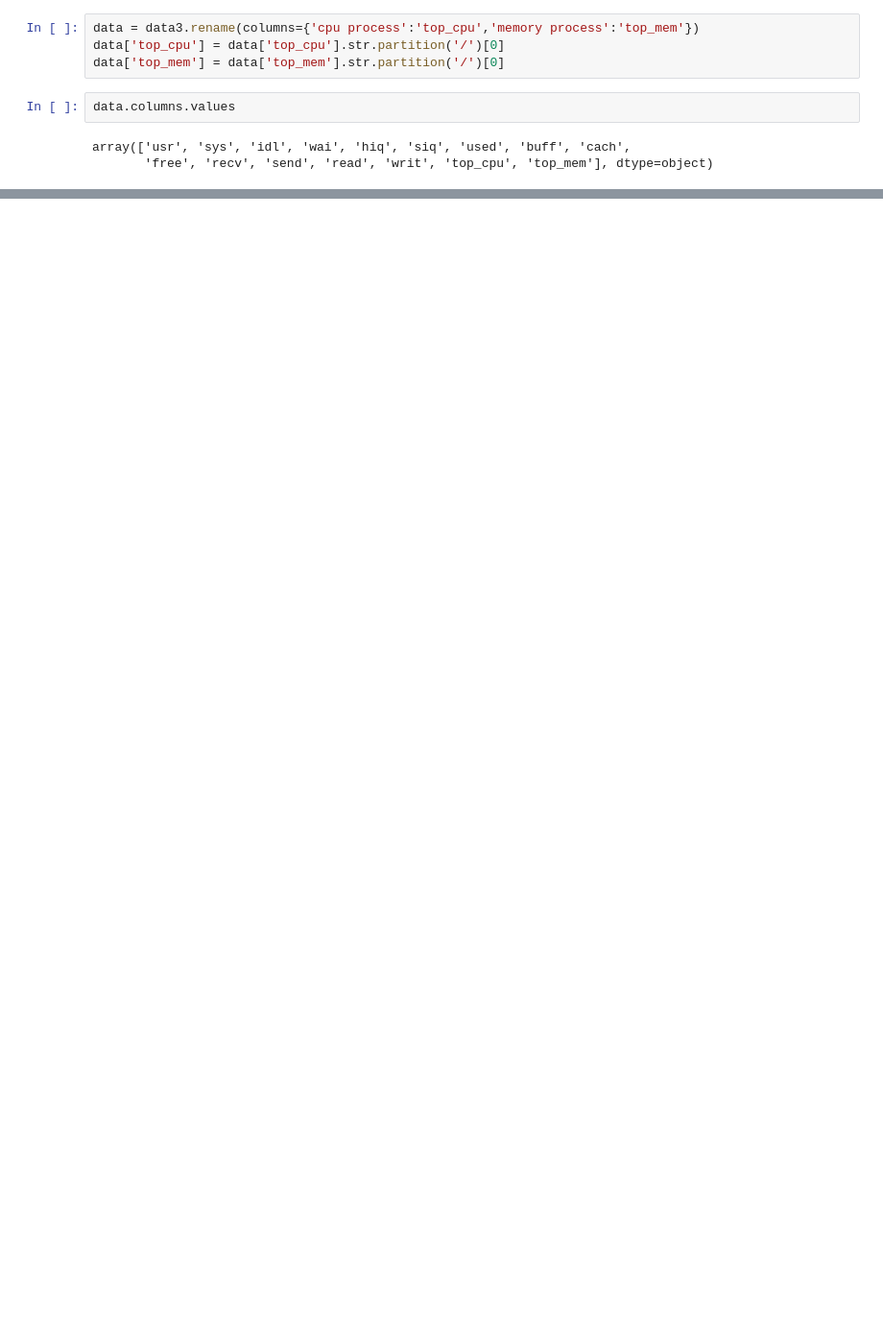
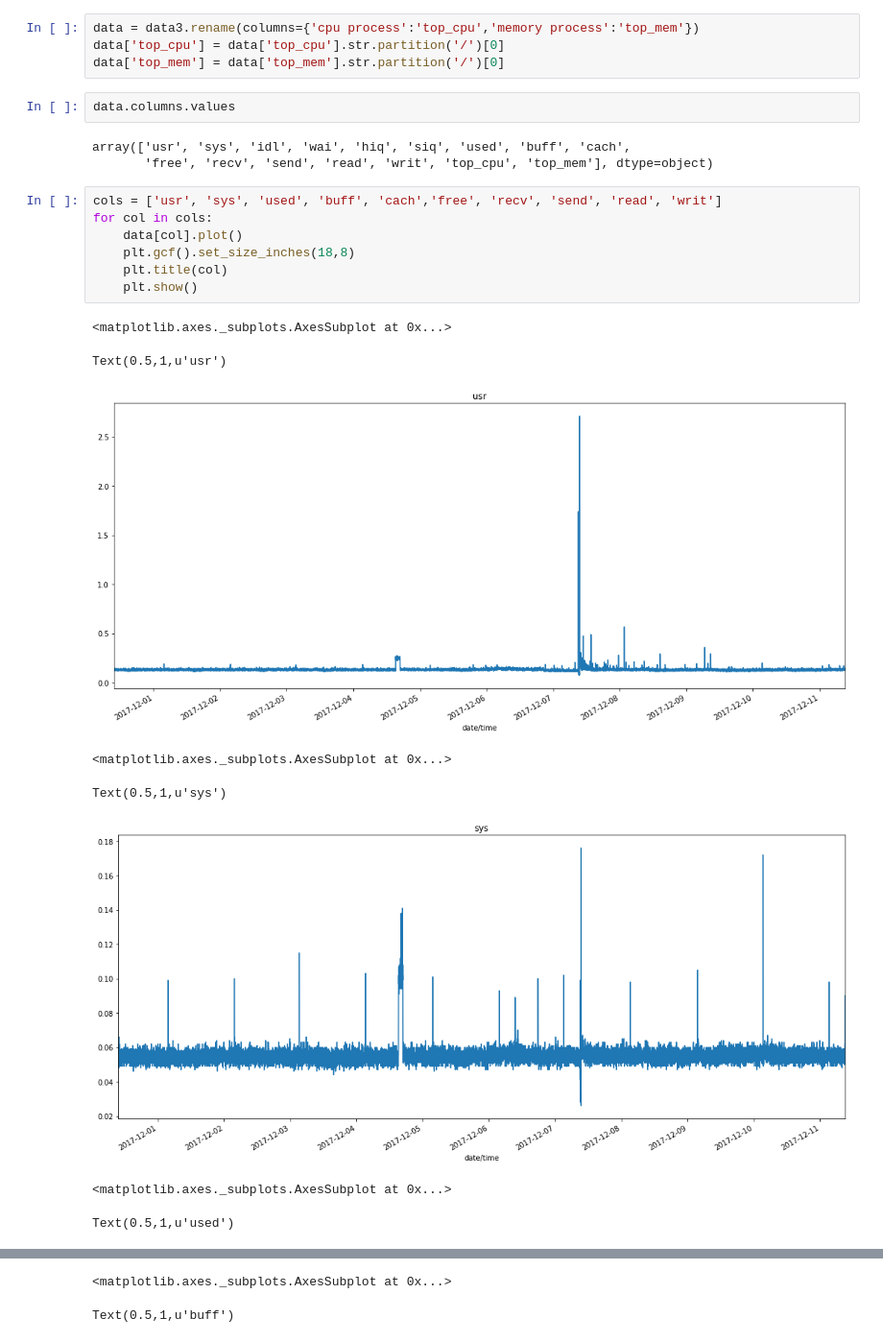
Before and after one commit to zhiyedan/cmserver-jupyter, a Jupyter notebook: timeSeries/cm_monitor_analy/analysis/namenode.ipynb, the cells around one changed output, grey strips where cells are left out. Shown at 96% size. Saved outputs shown, nothing was run; the diff lists cells and outputs as text; blank space fills up the shorter version.

```diff
--- a/timeSeries/cm_monitor_analy/analysis/namenode.ipynb
+++ b/timeSeries/cm_monitor_analy/analysis/namenode.ipynb
@@ -18,3 +18,19 @@ data.columns.values
 # %% [output]
 array(['usr', 'sys', 'idl', 'wai', 'hiq', 'siq', 'used', 'buff', 'cach',
        'free', 'recv', 'send', 'read', 'writ', 'top_cpu', 'top_mem'], dtype=object)
+# %%
+cols = ['usr', 'sys', 'used', 'buff', 'cach','free', 'recv', 'send', 'read', 'writ']
+for col in cols:
+    data[col].plot()
+    plt.gcf().set_size_inches(18,8)
+    plt.title(col)
+    plt.show()
+# %% [output]
+<matplotlib.axes._subplots.AxesSubplot at 0x...>
+Text(0.5,1,u'usr')
+[figure, added]
+<matplotlib.axes._subplots.AxesSubplot at 0x...>
+Text(0.5,1,u'sys')
+[figure, added]
+<matplotlib.axes._subplots.AxesSubplot at 0x...>
+Text(0.5,1,u'used')
@@ -20,0 +38,2 @@ array(['usr', 'sys', 'idl', 'wai', 'hiq', 'siq', 'used', 'buff', 'cach',
+<matplotlib.axes._subplots.AxesSubplot at 0x...>
+Text(0.5,1,u'buff')
```
Also changed, not shown: parts of 8 cells of this notebook, 2 other files.
